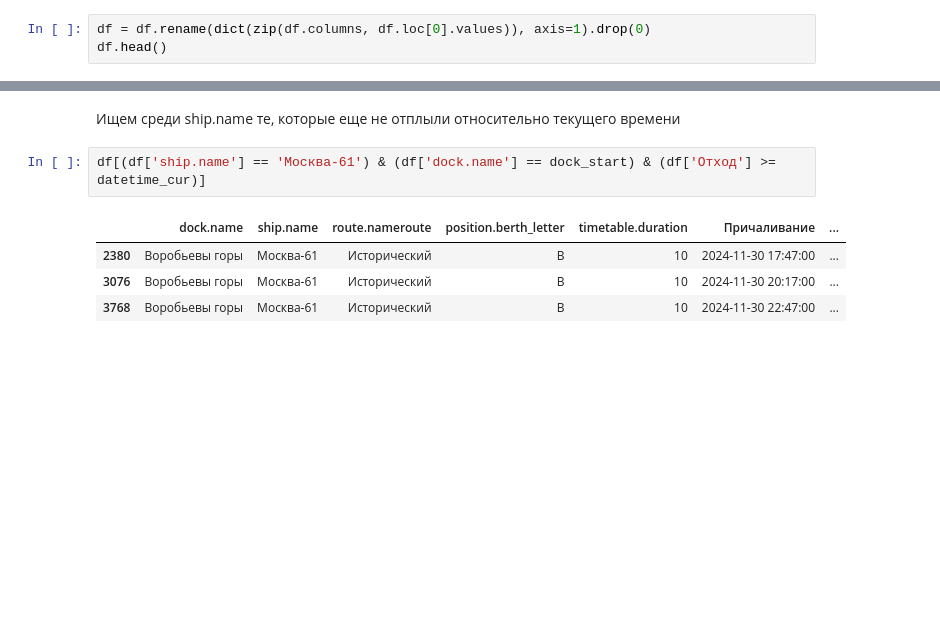
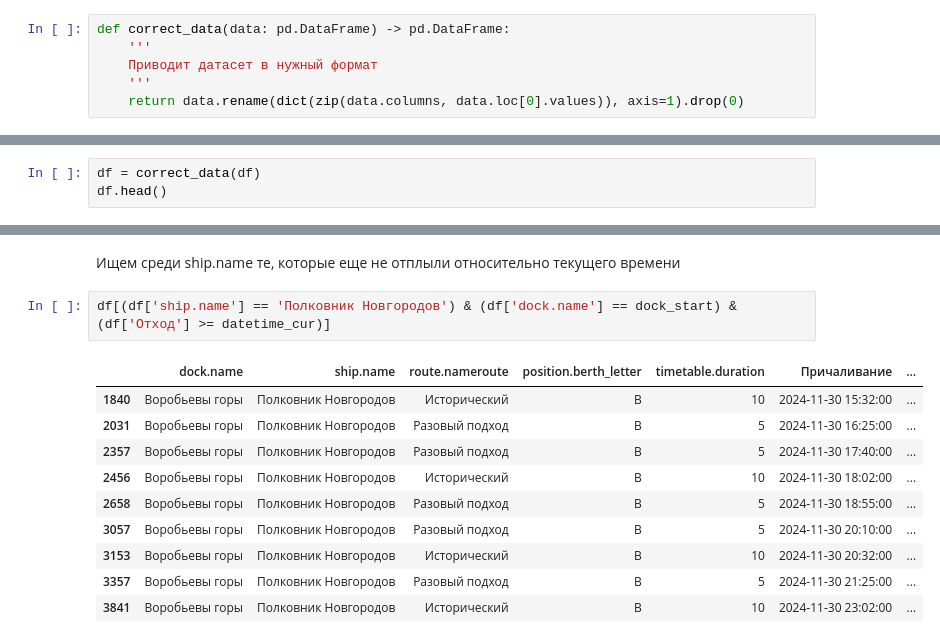
Before and after one commit to withLoveWeb/gos-hack, a Jupyter notebook: alg/note.ipynb, the cells around one changed output, grey strips where cells are left out. Cells and saved outputs as stored; diff of their text form; blank space fills up the shorter version.

```diff
--- a/alg/note.ipynb
+++ b/alg/note.ipynb
@@ -25,5 +26,8 @@ ID причала
 Отход                                                                                             Отход
 Name: 0, dtype: object
 # %%
-df = df.rename(dict(zip(df.columns, df.loc[0].values)), axis=1).drop(0)
-df.head()
+def correct_data(data: pd.DataFrame) -> pd.DataFrame:
+    '''
+    Приводит датасет в нужный формат
+    '''
+    return data.rename(dict(zip(data.columns, data.loc[0].values)), axis=1).drop(0)
@@ -36,0 +34,3 @@ df.head()
+# %%
+df = correct_data(df)
+df.head()
@@ -290,12 +292,18 @@ df[(df['route.nameroute'] == 'Исторический') & (df['dock.name'] == d
 # %% [markdown]
 Ищем среди ship.name те, которые еще не отплыли относительно текущего времени
 # %%
-df[(df['ship.name'] == 'Москва-61') & (df['dock.name'] == dock_start) & (df['Отход'] >= datetime_cur)]
+df[(df['ship.name'] == 'Полковник Новгородов') & (df['dock.name'] == dock_start) & (df['Отход'] >= datetime_cur)]
 # %% [output]
 |  | dock.name | ship.name | route.nameroute | position.berth_letter | timetable.duration | Причаливание | ... |
-| 2380 | Воробьевы горы | Москва-61 | Исторический | B | 10 | 2024-11-30 17:47:00 | ... |
-| 3076 | Воробьевы горы | Москва-61 | Исторический | B | 10 | 2024-11-30 20:17:00 | ... |
-| 3768 | Воробьевы горы | Москва-61 | Исторический | B | 10 | 2024-11-30 22:47:00 | ... |
+| 1840 | Воробьевы горы | Полковник Новгородов | Исторический | B | 10 | 2024-11-30 15:32:00 | ... |
+| 2031 | Воробьевы горы | Полковник Новгородов | Разовый подход | B | 5 | 2024-11-30 16:25:00 | ... |
+| 2357 | Воробьевы горы | Полковник Новгородов | Разовый подход | B | 5 | 2024-11-30 17:40:00 | ... |
+| 2456 | Воробьевы горы | Полковник Новгородов | Исторический | B | 10 | 2024-11-30 18:02:00 | ... |
+| 2658 | Воробьевы горы | Полковник Новгородов | Разовый подход | B | 5 | 2024-11-30 18:55:00 | ... |
+| 3057 | Воробьевы горы | Полковник Новгородов | Разовый подход | B | 5 | 2024-11-30 20:10:00 | ... |
+| 3153 | Воробьевы горы | Полковник Новгородов | Исторический | B | 10 | 2024-11-30 20:32:00 | ... |
+| 3357 | Воробьевы горы | Полковник Новгородов | Разовый подход | B | 5 | 2024-11-30 21:25:00 | ... |
+| 3841 | Воробьевы горы | Полковник Новгородов | Исторический | B | 10 | 2024-11-30 23:02:00 | ... |
 # %%
 data = pd.DataFrame(columns=df.columns)
 for nameroute in nameroute_arr:
```
Also changed, not shown: parts of 14 cells of this notebook.
